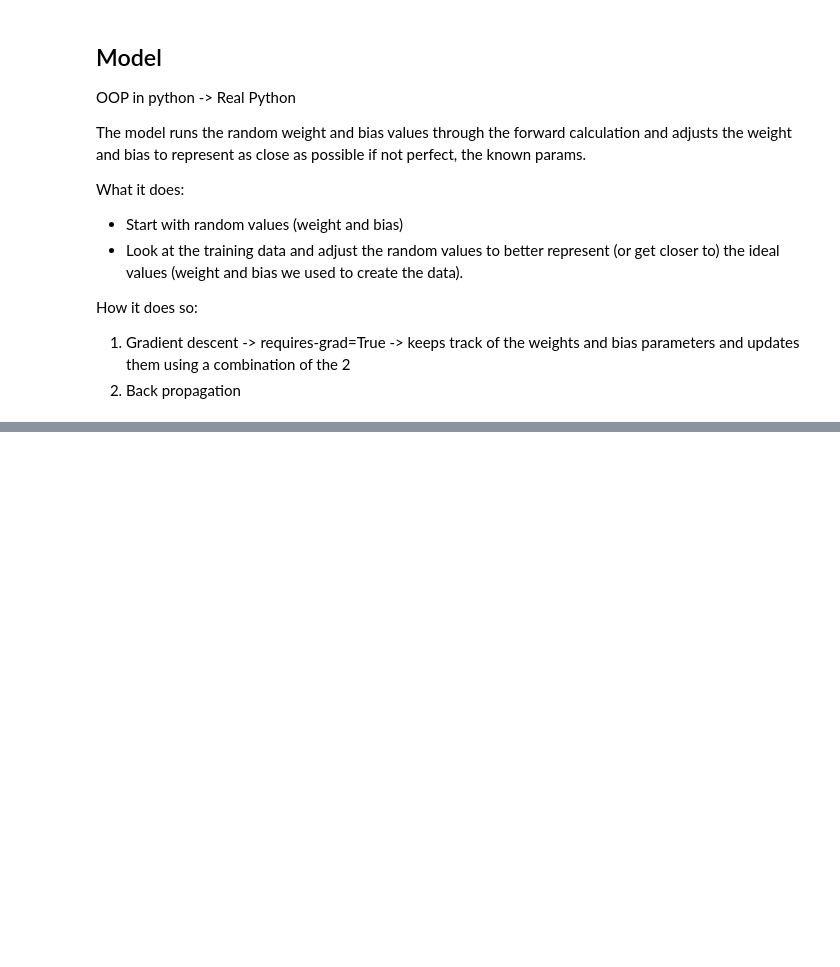
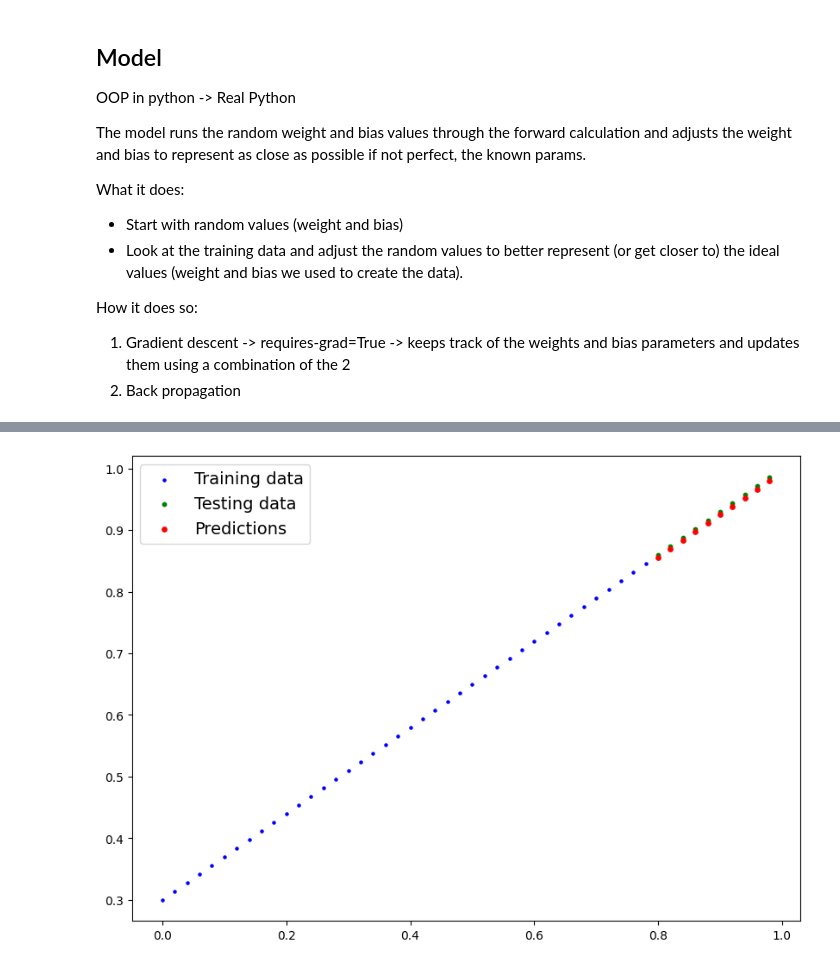
Before and after one commit to jsilryan/Chatbot-Practice, a Jupyter notebook: Pytorch_Workflow.ipynb, the cells around one changed output, grey strips where cells are left out. Drawn from its saved outputs; the diff is of its cells as text; code cells hidden in the pictures; blank space fills up the shorter version.

```diff
--- a/Pytorch_Workflow.ipynb
+++ b/Pytorch_Workflow.ipynb
@@ -318,0 +541,3 @@ class LinearRegressionModel(nn.Module): #<-Inherit almost everything on Pytorch
+# %%
+with torch.inference_mode():
+  y_preds_new = model_0(X_test)
@@ -318,0 +569,4 @@ class LinearRegressionModel(nn.Module): #<-Inherit almost everything on Pytorch
+# %%
+plot_predictions(predictions = y_preds_new)
+# %% [output]
+[figure, added]
```
Also changed, not shown: parts of 64 cells of this notebook.
